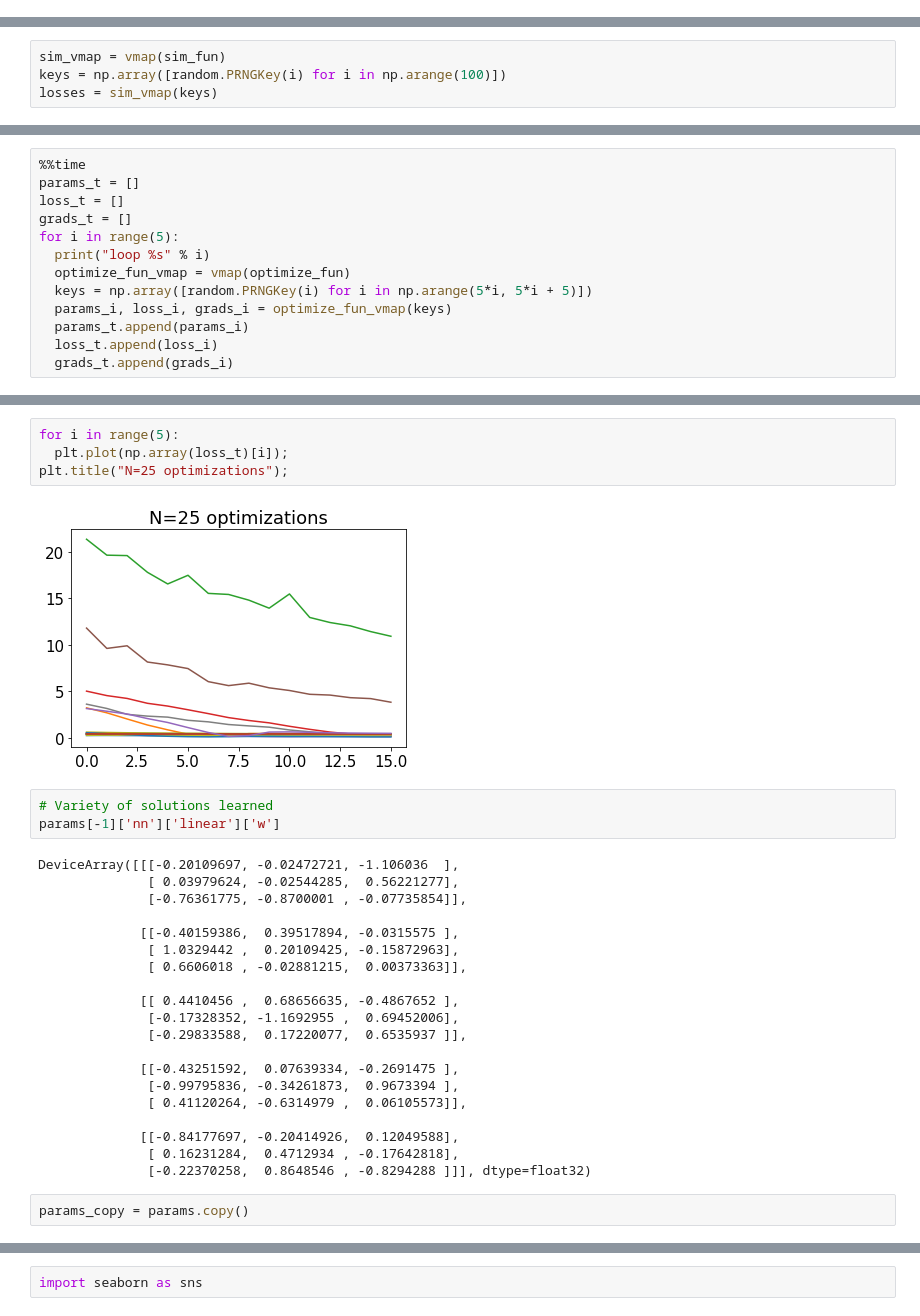
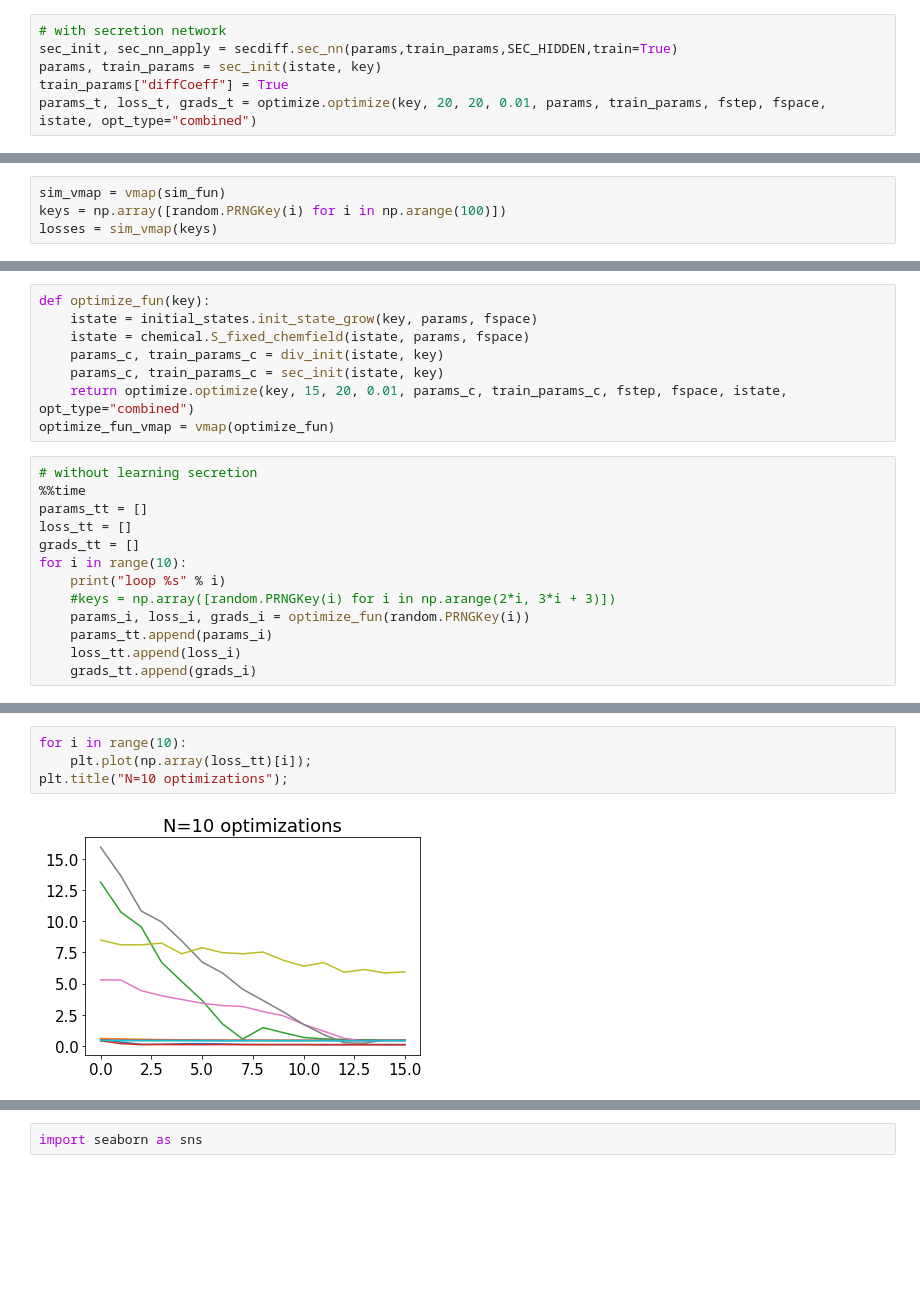
Before and after one commit to fmottes/jax-morph, a Jupyter notebook: Ramya/04_NN_response_function.ipynb, the cells around one changed output, grey strips where cells are left out. Cells and saved outputs as stored; diff of their text form; blank space fills up the shorter version.

```diff
--- a/Ramya/04_NN_response_function.ipynb
+++ b/Ramya/04_NN_response_function.ipynb
@@ -288,0 +277,6 @@ plt.plot(layer1_weights, color='red');
+# %%
+# with secretion network
+sec_init, sec_nn_apply = secdiff.sec_nn(params,train_params,SEC_HIDDEN,train=True)
+params, train_params = sec_init(istate, key)
+train_params["diffCoeff"] = True
+params_t, loss_t, grads_t = optimize.optimize(key, 20, 20, 0.01, params, train_params, fstep, fspace, istate, opt_type="combined")
@@ -367,15 +351,23 @@ def optimize_fun(key):
+# %%
+def optimize_fun(key):
+    istate = initial_states.init_state_grow(key, params, fspace)
+    istate = chemical.S_fixed_chemfield(istate, params, fspace)
+    params_c, train_params_c = div_init(istate, key)
+    params_c, train_params_c = sec_init(istate, key)
+    return optimize.optimize(key, 15, 20, 0.01, params_c, train_params_c, fstep, fspace, istate, opt_type="combined")
+optimize_fun_vmap = vmap(optimize_fun)
 # %%
+# without learning secretion
 %%time
-params_t = []
-loss_t = []
-grads_t = []
-for i in range(5):
-  print("loop %s" % i)
-  optimize_fun_vmap = vmap(optimize_fun)
-  keys = np.array([random.PRNGKey(i) for i in np.arange(5*i, 5*i + 5)])
-  params_i, loss_i, grads_i = optimize_fun_vmap(keys)
-  params_t.append(params_i)
-  loss_t.append(loss_i)
-  grads_t.append(grads_i)
+params_tt = []
+loss_tt = []
+grads_tt = []
+for i in range(10):
+    print("loop %s" % i)
+    #keys = np.array([random.PRNGKey(i) for i in np.arange(2*i, 3*i + 3)])
+    params_i, loss_i, grads_i = optimize_fun(random.PRNGKey(i))
+    params_tt.append(params_i)
+    loss_tt.append(loss_i)
+    grads_tt.append(grads_i)
 # %% [output]
 loop 0
@@ -398,31 +390,6 @@ Wall time: 45min 25s
 # %%
-for i in range(5):
-  plt.plot(np.array(loss_t)[i]);
-plt.title("N=25 optimizations");
+for i in range(10):
+    plt.plot(np.array(loss_tt)[i]);
+plt.title("N=10 optimizations");
 # %% [output]
-[figure, old version]
+[figure, new version]
-# %%
-# Variety of solutions learned
-params[-1]['nn']['linear']['w']
-# %% [output]
-DeviceArray([[[-0.20109697, -0.02472721, -1.106036  ],
-              [ 0.03979624, -0.02544285,  0.56221277],
-              [-0.76361775, -0.8700001 , -0.07735854]],
-
-             [[-0.40159386,  0.39517894, -0.0315575 ],
-              [ 1.0329442 ,  0.20109425, -0.15872963],
-              [ 0.6606018 , -0.02881215,  0.00373363]],
-
-             [[ 0.4410456 ,  0.68656635, -0.4867652 ],
-              [-0.17328352, -1.1692955 ,  0.69452006],
-              [-0.29833588,  0.17220077,  0.6535937 ]],
-
-             [[-0.43251592,  0.07639334, -0.2691475 ],
-              [-0.99795836, -0.34261873,  0.9673394 ],
-              [ 0.41120264, -0.6314979 ,  0.06105573]],
-
-             [[-0.84177697, -0.20414926,  0.12049588],
-              [ 0.16231284,  0.4712934 , -0.17642818],
-              [-0.22370258,  0.8648546 , -0.8294288 ]]], dtype=float32)
-# %%
-params_copy = params.copy()
```
Also changed, not shown: parts of 102 cells of this notebook, 2 other files.
